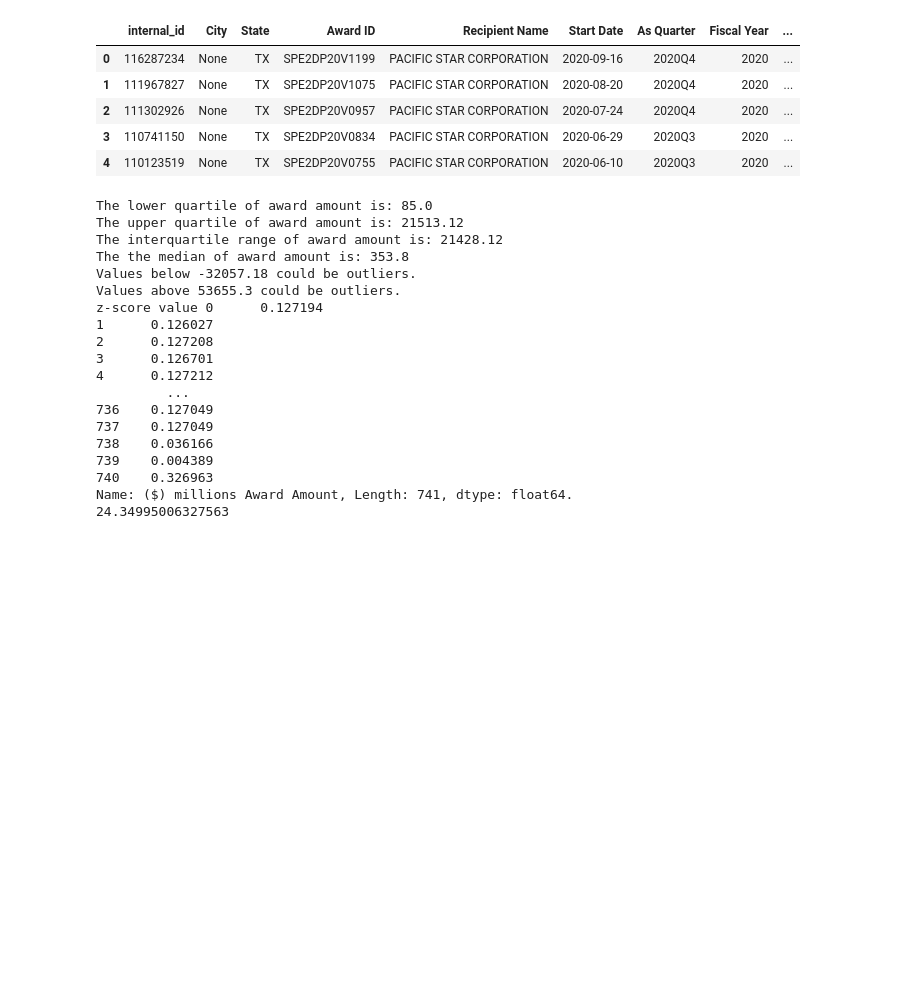
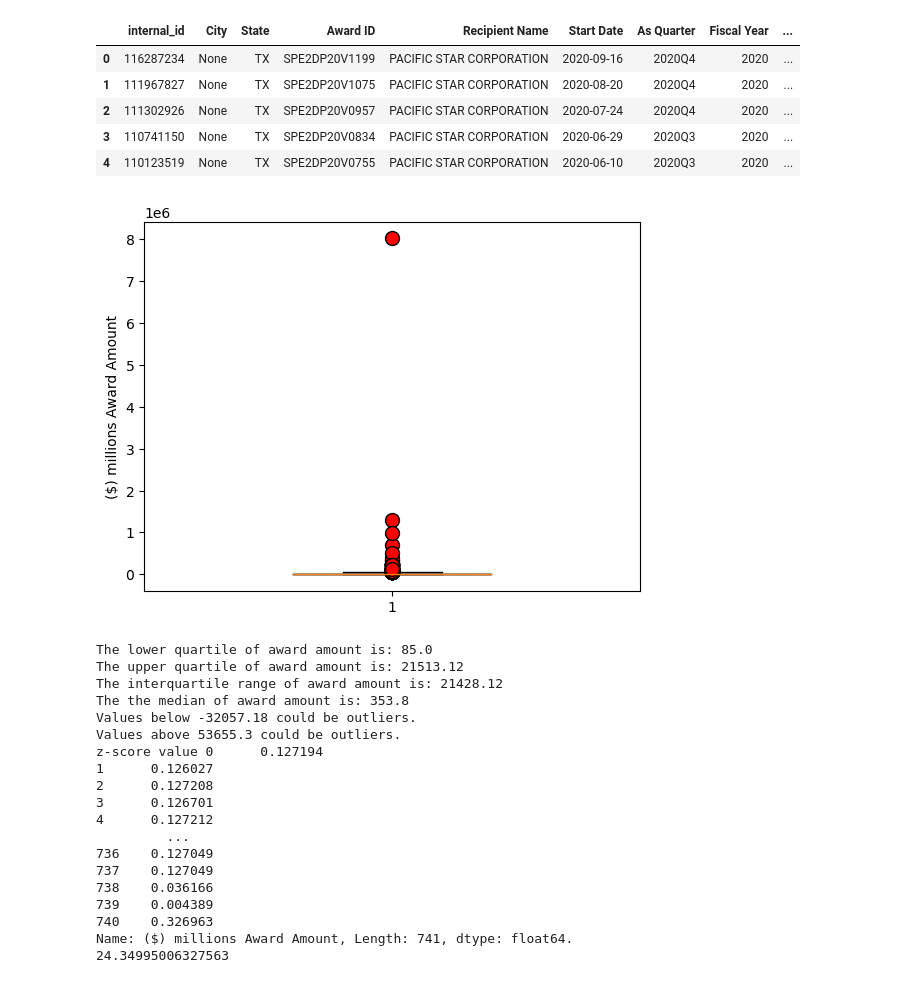
Before and after one commit to MoussaED/Project-1-repo, a Jupyter notebook: Post_Results_v3.ipynb, the cells around one changed output. Saved outputs shown, nothing was run; the diff lists cells and outputs as text; code cells hidden in the pictures; blank space fills up the shorter version.

```diff
--- a/Post_Results_v3.ipynb
+++ b/Post_Results_v3.ipynb
@@ -721,3 +718,12 @@ Number of rows in the DataFrame: 741
+# %%
+fig1, ax1 = plt.subplots()
+ax1.set_ylabel('($) millions Award Amount')
+flierprops = dict(marker='o', markerfacecolor='r', markersize=10, markeredgecolor='black')
+ax1.boxplot(big_df['($) millions Award Amount'], flierprops=flierprops, widths = 0.4, vert=True)
+plt.savefig("../Project-1-repo/Fig0.png")
+plt.show()
+# %% [output]
+[figure, added]
 # %%
 quartiles = (big_df["($) millions Award Amount"]).quantile([.25,.5,.75])
 lowerq = quartiles[0.25]
```
Also changed, not shown: parts of 11 cells of this notebook, 8 other files.
